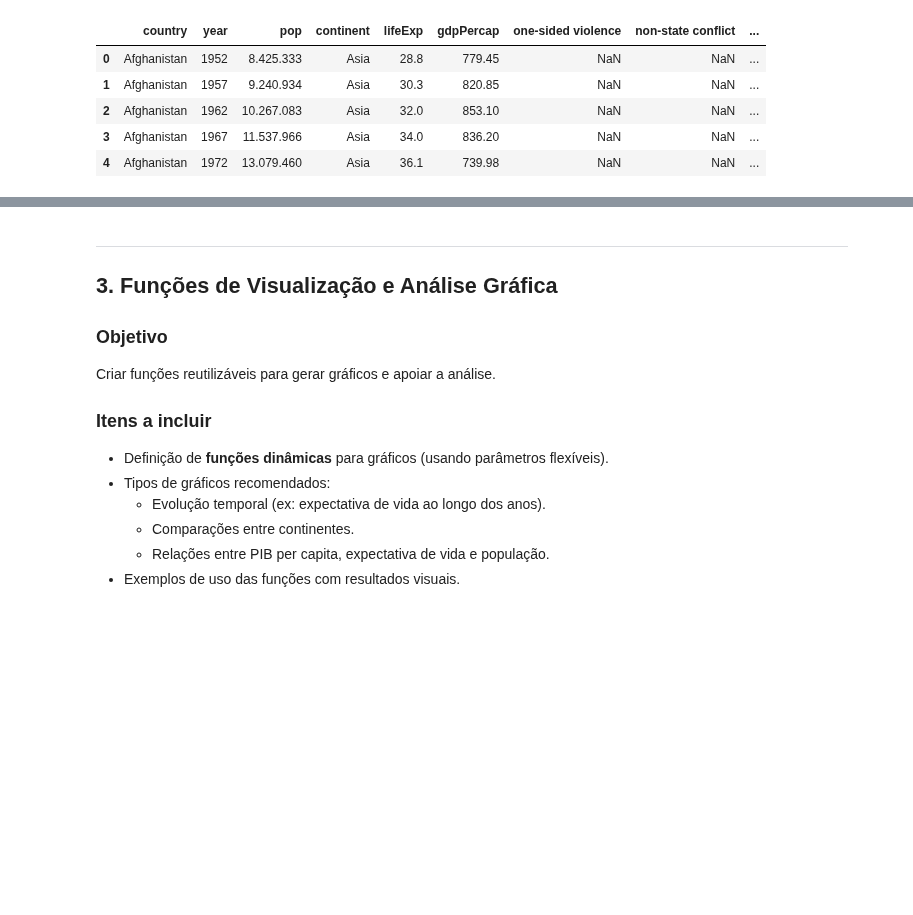
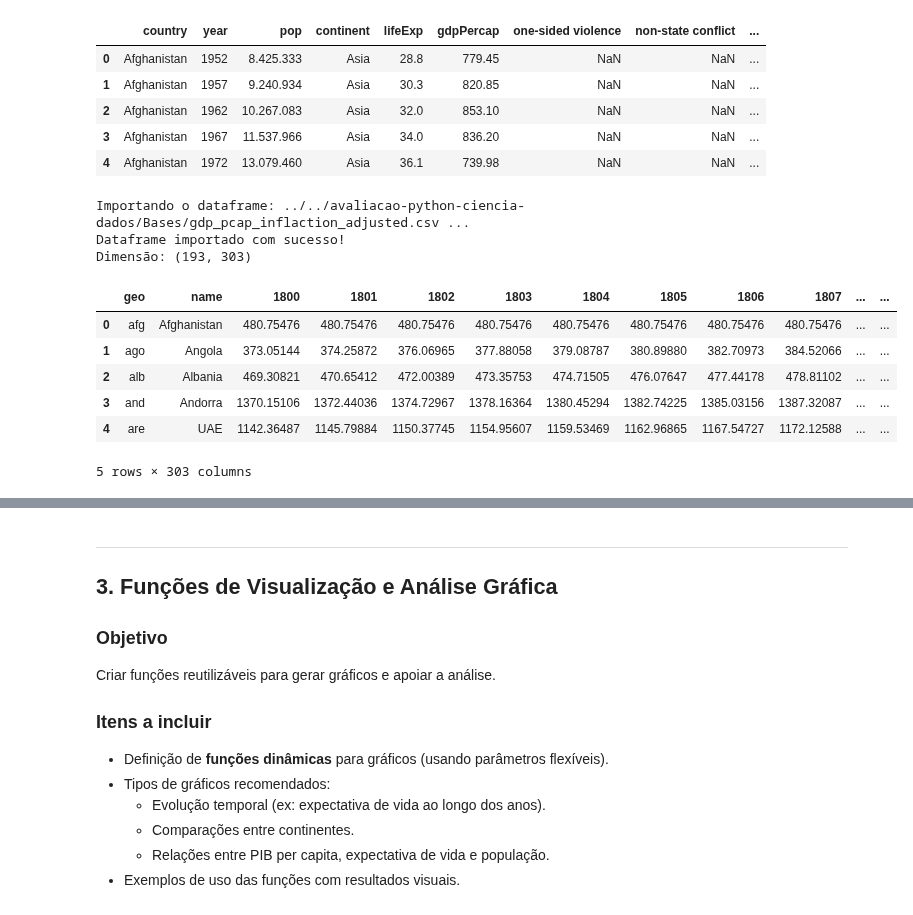
Before and after one commit to brunobgcardoso/avaliacao-python-ciencia-dados, a Jupyter notebook: src/Principal.ipynb, the cells around one changed output, grey strips where cells are left out. Drawn from its saved outputs; the diff is of its cells as text; code cells hidden in the pictures; blank space fills up the shorter version.

Commit message:
Criação do método de "transposição" da tabela, transformando as colunas em registros. Adicionando a nova tabela também no rolê

```diff
--- a/src/Principal.ipynb
+++ b/src/Principal.ipynb
@@ -252,3 +252,18 @@ Dimensão: (1704, 11)
 | 2 | Afghanistan | 1962 | 10.267.083 | Asia | 32.0 | 853.10 | NaN | NaN | ... |
 | 3 | Afghanistan | 1967 | 11.537.966 | Asia | 34.0 | 836.20 | NaN | NaN | ... |
 | 4 | Afghanistan | 1972 | 13.079.460 | Asia | 36.1 | 739.98 | NaN | NaN | ... |
+# %%
+#Agora vamos agregar a tabela de GDP ajustado pela inflação
+base_gdp_ajustado = importa_csv(dataframe_name='../../avaliacao-python-ciencia-dados/Bases/gdp_pcap_inflaction_adjusted.csv', separador=',', encoding='utf-8')
+base_gdp_ajustado.head()
+# %% [output]
+Importando o dataframe: ../../avaliacao-python-ciencia-dados/Bases/gdp_pcap_inflaction_adjusted.csv ...
+Dataframe importado com sucesso!
+Dimensão: (193, 303)
+|  | geo | name | 1800 | 1801 | 1802 | 1803 | 1804 | 1805 | 1806 | 1807 | ... | ... |
+| 0 | afg | Afghanistan | 480.75476 | 480.75476 | 480.75476 | 480.75476 | 480.75476 | 480.75476 | 480.75476 | 480.75476 | ... | ... |
+| 1 | ago | Angola | 373.05144 | 374.25872 | 376.06965 | 377.88058 | 379.08787 | 380.89880 | 382.70973 | 384.52066 | ... | ... |
+| 2 | alb | Albania | 469.30821 | 470.65412 | 472.00389 | 473.35753 | 474.71505 | 476.07647 | 477.44178 | 478.81102 | ... | ... |
+| 3 | and | Andorra | 1370.15106 | 1372.44036 | 1374.72967 | 1378.16364 | 1380.45294 | 1382.74225 | 1385.03156 | 1387.32087 | ... | ... |
+| 4 | are | UAE | 1142.36487 | 1145.79884 | 1150.37745 | 1154.95607 | 1159.53469 | 1162.96865 | 1167.54727 | 1172.12588 | ... | ... |
+5 rows × 303 columns
```
Also changed, not shown: parts of 5 cells of this notebook, 3 other files.
